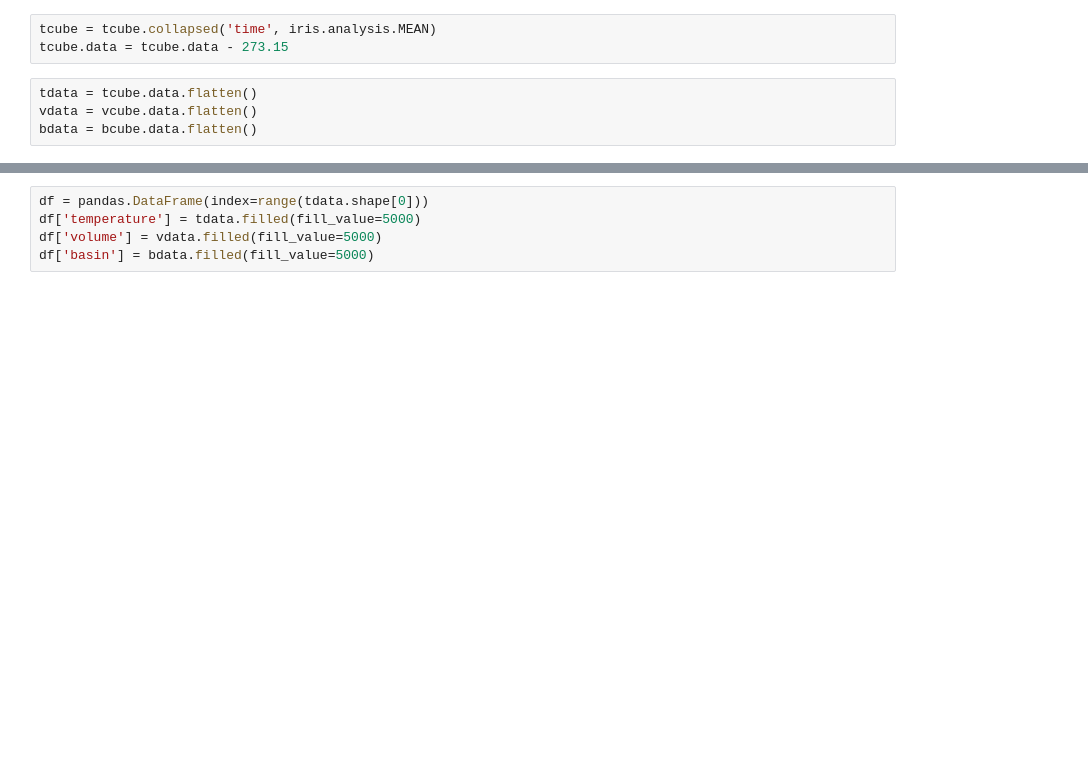
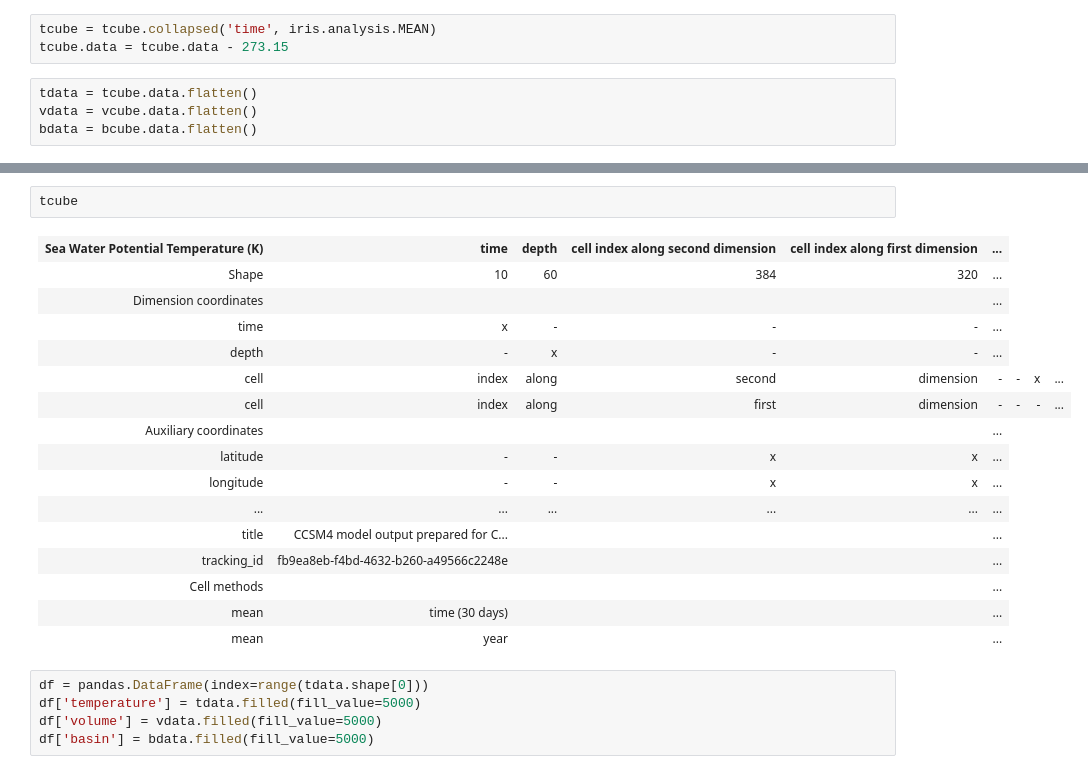
Before and after one commit to DamienIrving/ocean-analysis, a Jupyter notebook: development/water_mass_temperature_metrics.ipynb, the cells around one changed output, grey strips where cells are left out. Drawn from its saved outputs; the diff is of its cells as text; blank space fills up the shorter version.

```diff
--- a/development/water_mass_temperature_metrics.ipynb
+++ b/development/water_mass_temperature_metrics.ipynb
@@ -37,3 +55,22 @@ bdata = bcube.data.flatten()
+# %%
+tcube
+# %% [output]
+| Sea Water Potential Temperature (K) | time | depth | cell index along second dimension | cell index along first dimension | ... |
+| Shape | 10 | 60 | 384 | 320 | ... |
+| Dimension coordinates |  |  |  |  | ... |
+| time | x | - | - | - | ... |
+| depth | - | x | - | - | ... |
+| cell | index | along | second | dimension | - | - | x | ... |
+| cell | index | along | first | dimension | - | - | - | ... |
+| Auxiliary coordinates |  |  |  |  | ... |
+| latitude | - | - | x | x | ... |
+| longitude | - | - | x | x | ... |
+| ... | ... | ... | ... | ... | ... |
+| title | CCSM4 model output prepared for C... |  |  |  | ... |
+| tracking_id | fb9ea8eb-f4bd-4632-b260-a49566c2248e |  |  |  | ... |
+| Cell methods |  |  |  |  | ... |
+| mean | time (30 days) |  |  |  | ... |
+| mean | year |  |  |  | ... |
 # %%
 df = pandas.DataFrame(index=range(tdata.shape[0]))
 df['temperature'] = tdata.filled(fill_value=5000)
```
Also changed, not shown: parts of 10 cells of this notebook.
